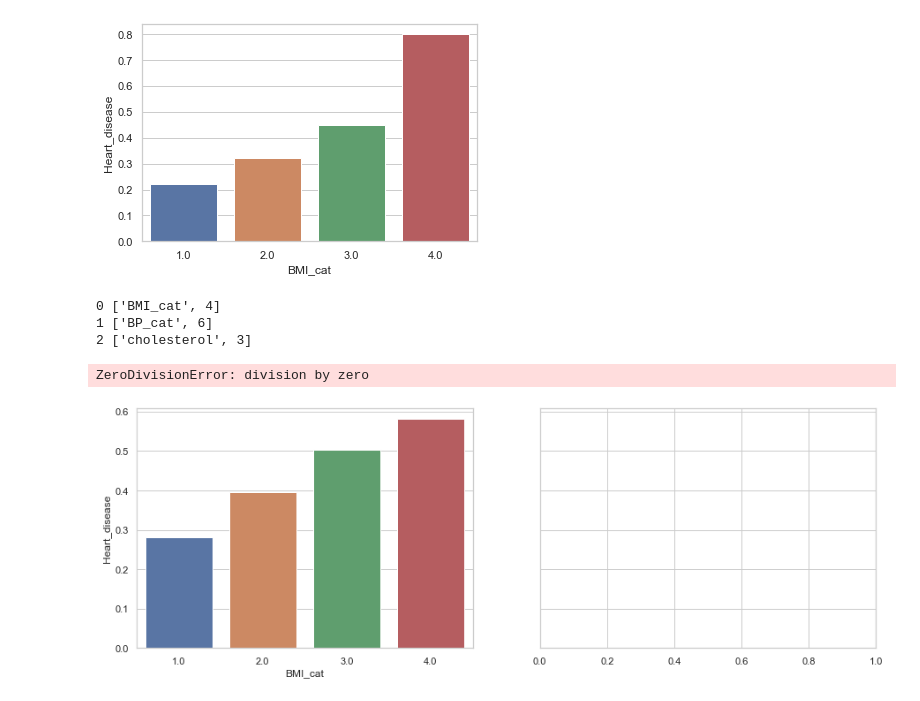
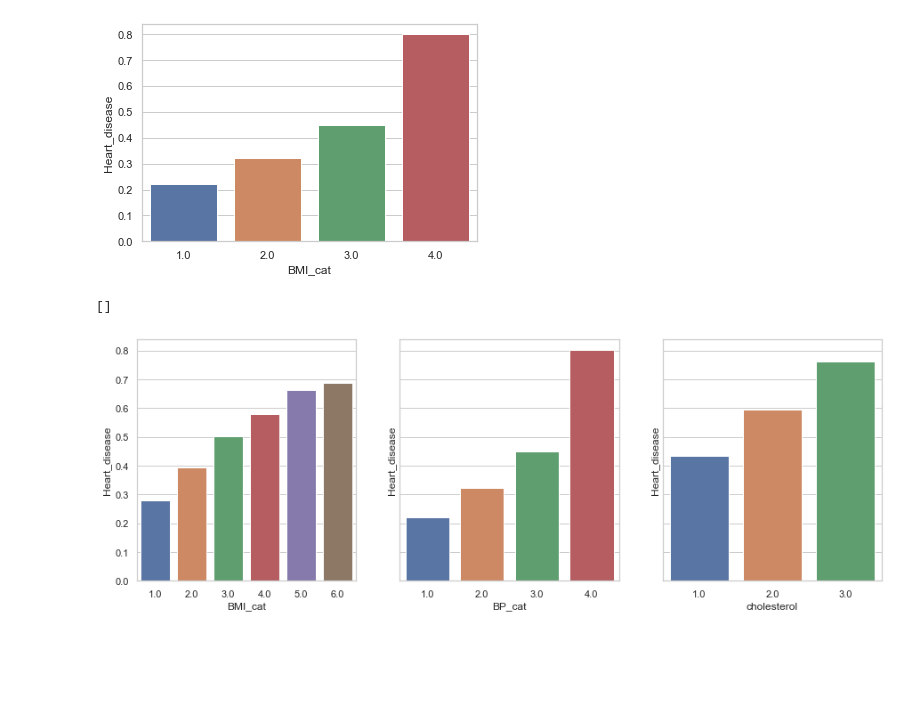
Before and after one commit to Lelelass/Machine-learning-Lassarade, a Jupyter notebook: labb_1/2-0-0.ipynb, the cells around one changed output. Cells and saved outputs as stored; diff of their text form; code cells hidden in the pictures; blank space fills up the shorter version.

Commit message:
working code for automation of plotting feature against heart disease ratio

```diff
--- a/labb_1/2-0-0.ipynb
+++ b/labb_1/2-0-0.ipynb
@@ -235,38 +235,19 @@ def feature_to_heart_desease_proportion(dataframe, feature, categorical_grades):
     df.columns = [f'{feature}', 'Count', 'Heart_disease']
     return df
 
-category_to_observe = {'bmi' : ['BMI_cat', 4],
-                       'blood_pressure' : ['BP_cat', 6],
+category_to_observe = {'bmi' : ['BMI_cat', 6],
+                       'blood_pressure' : ['BP_cat', 4],
                        'cholesterol' : ['cholesterol', 3]
                        }
-
-counts =[]
-proportions = []
-
-for i in range(1,5):
-    count = len(df_cardio.query(f'BP_cat == {i} and cardio ==1'))
-    proportion = count / len(df_cardio.query(f'BP_cat == {i}'))
-    counts.append(count)
-    proportions.append(proportion)
-
-df_bp = pd.DataFrame([range(1,5), counts, proportions]).T
-df_bp.columns = ['BP_cat', 'Count', 'Heart_disease']
-# %%
-for i, value in enumerate(category_to_observe.values()):
-    print(i, value)
-# %% [output]
-0 ['BMI_cat', 4]
-1 ['BP_cat', 6]
-2 ['cholesterol', 3]
 # %%
-fig, axs = plt.subplots(1,2, figsize = (15,5), sharey= True)
+fig, axs = plt.subplots(1,3, figsize = (15,5), sharey= True)
 figs = []
 
 for i, value in enumerate(category_to_observe.values()):
     df = feature_to_heart_desease_proportion(df_cardio, value[0], value[1])
     fig = sns.barplot(x = df[value[0]],y = df.Heart_disease, ax = axs[i])
 
 figs
 # %% [output]
-ZeroDivisionError: division by zero
+[]
-[figure, old version]
+[figure, new version]
```
Also changed, not shown: parts of 3 cells of this notebook.
